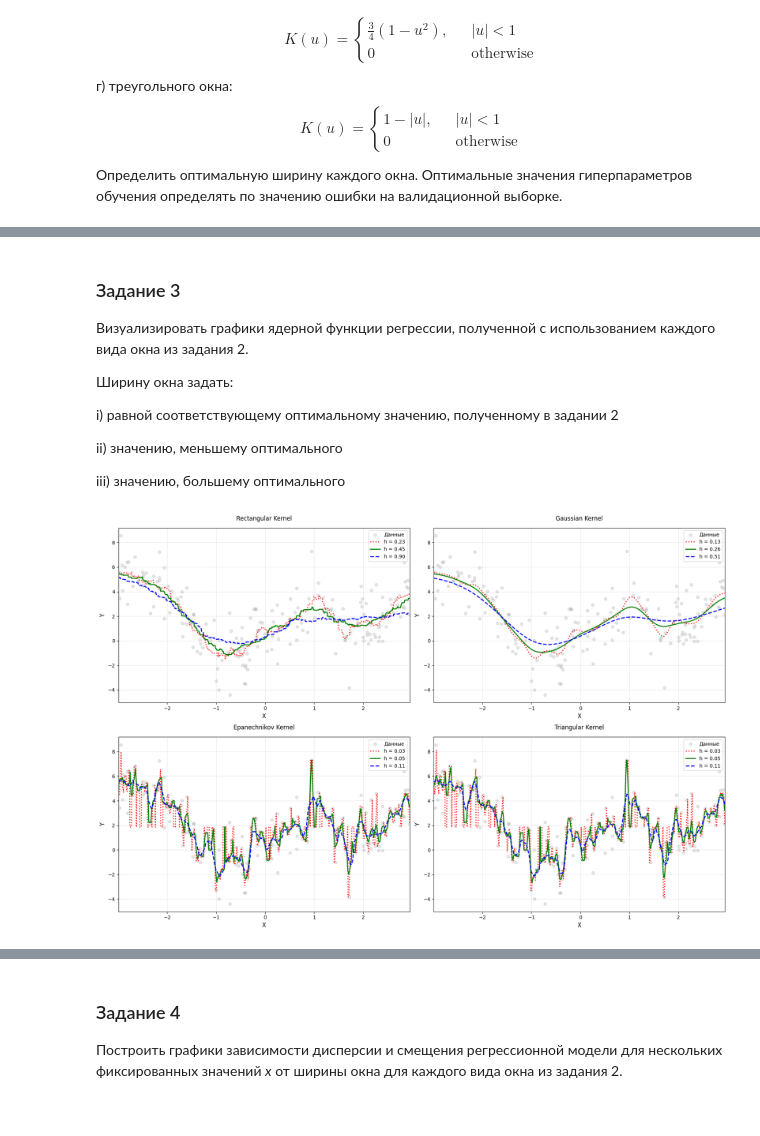
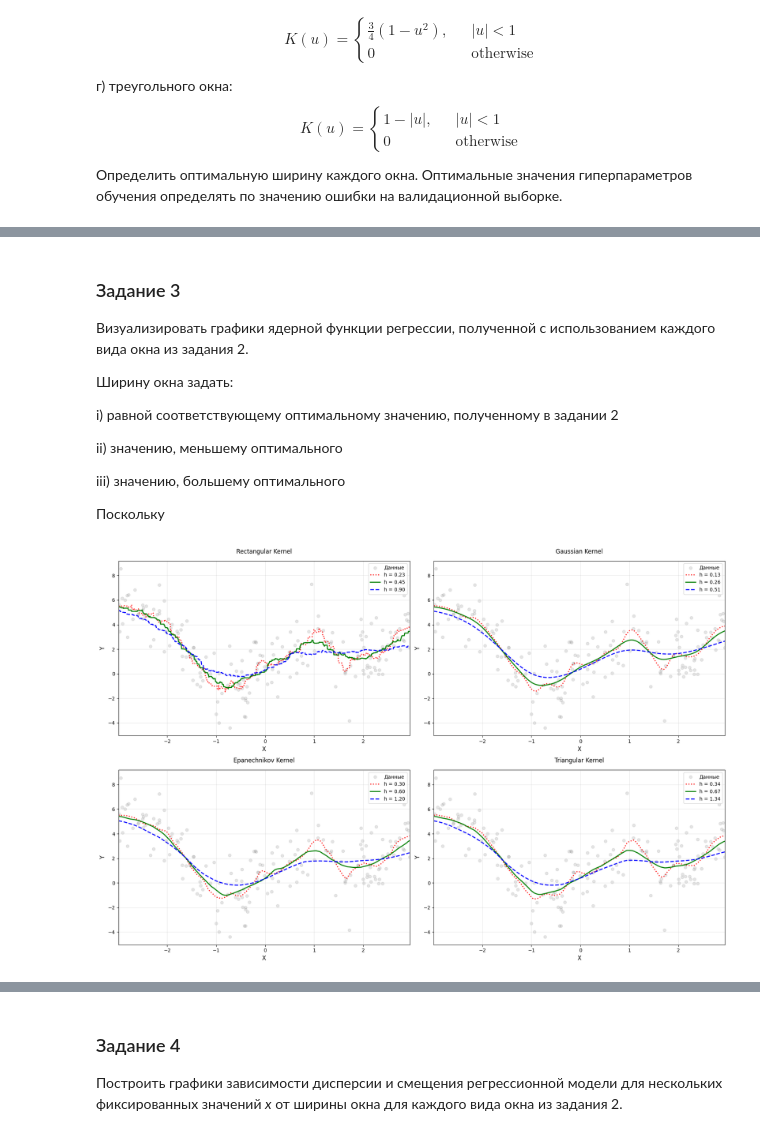
Before and after one commit to nekit2-002/ml-labs, a Jupyter notebook: laba3/laba3.ipynb, the cells around one changed output, grey strips where cells are left out. Drawn from its saved outputs; the diff is of its cells as text; code cells hidden in the pictures.

```diff
--- a/laba3/laba3.ipynb
+++ b/laba3/laba3.ipynb
@@ -111,24 +87,14 @@ val_data.describe()
 в) 50
 # %%
 def fit_bin_regression(train_df, n_bins):
-    """Создание модели биновой регрессии"""
-    # Создаем интервалы с метками
     bins = pd.cut(train_df.iloc[:, 0], bins=n_bins)
-
-    # Сохраняем границы интервалов для предсказаний
     bin_edges = bins.cat.categories.right.to_numpy()
-
-    # Рассчитываем средние значения
     bin_means = train_df.groupby(bins, observed=False)[train_df.columns[1]].mean()
 
     return bin_means, bin_edges
 # %%
 def predict_bin_regression(x_values, bin_means, bin_edges):
-    """Предсказание значений по биновой модели"""
-    # Определяем принадлежность к бинам через границы
     bin_indices = np.digitize(x_values, bin_edges, right=False) - 1
-
-    # Ограничиваем индексы в допустимых пределах
     bin_indices = np.clip(bin_indices, 0, len(bin_means)-1)
 
     return bin_means.iloc[bin_indices].values
@@ -385,58 +382,57 @@ i)  равной  соответствующему  оптимальному  з
 ii) значению, меньшему оптимального
 
 iii) значению, большему оптимального
+
+Поскольку
 # %%
-# Определяем оптимальные значения h из задания 2 (примерные значения)
+# Оптимальные значения h из задания 2 (для Епанечникова и треугольного окна возьмем h из второго варианта, потому что при слишком
+# мелких значениях функция регрессии вообще дискретная получается)
 optimal_h = {
     'rectangular': 0.45,
     'gaussian': 0.256,
-    'epanechnikov': 0.054,
-    'triangular': 0.054
+    'epanechnikov': 0.6,
+    'triangular': 0.67
 }
 
-# Создаем сетку для предсказаний
 x_grid = np.linspace(data.iloc[:,0].min(), data.iloc[:,0].max(), 1000)
 
 plt.figure(figsize=(18, 12))
-
-# Цикл по всем типам ядер
 for i, kernel in enumerate(kernels, 1):
     plt.subplot(2, 2, i)
 
-    # Вычисляем три варианта ширины окна
     h_opt = optimal_h[kernel]
     h_values = [0.5*h_opt, h_opt, 2*h_opt]
     colors = ['red', 'green', 'blue']
     styles = [':', '-', '--']
 
-    # Визуализация исходных данных
+    # Исходные данные
     plt.scatter(train_data.iloc[:,0], train_data.iloc[:,1],
                 alpha=0.2, color='gray', label='Данные')
 
-    # Расчет и отрисовка для каждого h
+    # Регрессия
     for h, color, style in zip(h_values, colors, styles):
         y_pred = kernel_regression(
             train_data.iloc[:,0].values,
             train_data.iloc[:,1].values,
             x_grid,
             h, kernel
         )
 
         plt.plot(x_grid, y_pred,
                  linewidth=2,
                  linestyle=style,
                  color=color,
                  label=f'h = {h:.2f}')
 
     # Настройки графика
     plt.title(f'{kernel.capitalize()} Kernel', pad=15)
     plt.xlabel('X', fontsize=12)
     plt.ylabel('Y', fontsize=12)
     plt.grid(alpha=0.3)
     plt.legend()
     plt.xlim(data.iloc[:,0].min(), data.iloc[:,0].max())
 
 plt.tight_layout()
 plt.show()
 # %% [output]
-[figure, old version]
+[figure, new version]
```
Also changed, not shown: parts of 14 cells of this notebook.
